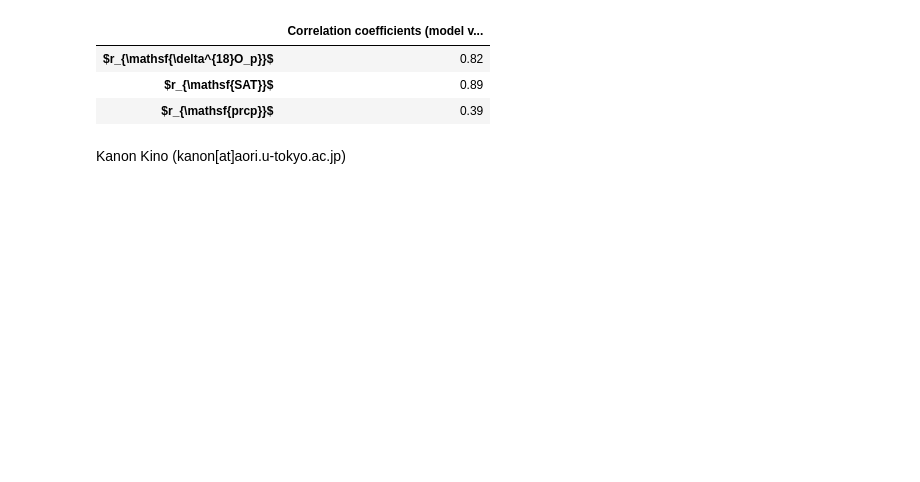
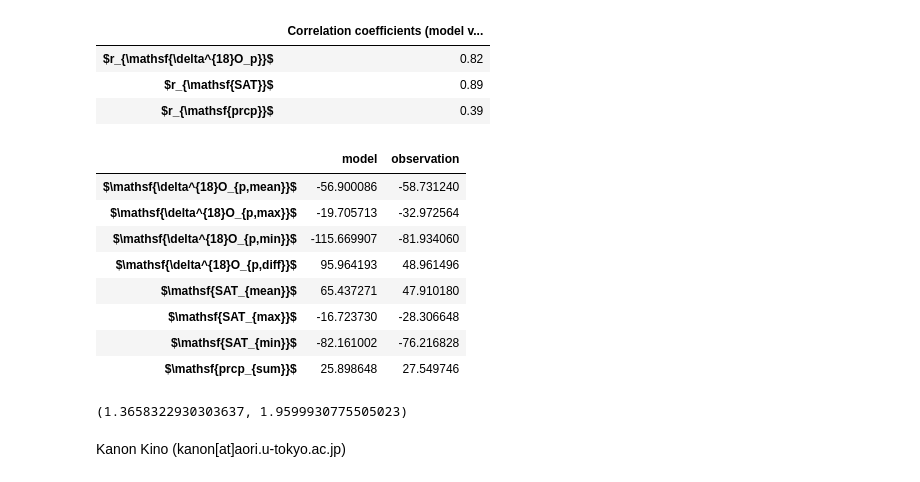
Before and after one commit to kanonundgigue/SAM_DomeFuji, a Jupyter notebook: Ant_proxy_DF2003.ipynb, the cells around one changed output. Saved outputs shown, nothing was run; the diff lists cells and outputs as text; code cells hidden in the pictures; blank space fills up the shorter version.

```diff
--- a/Ant_proxy_DF2003.ipynb
+++ b/Ant_proxy_DF2003.ipynb
@@ -232,2 +237,57 @@ df
+# %%
+temp_mean_model=np.nanmean(model_temp_df)
+temp_mean_obs=np.nanmean(obs_temp_df)
+
+temp_diff_model =np.nanmax(model_temp_df)-np.nanmin(model_temp_df)
+temp_diff_obs = np.nanmax(obs_temp_df)-np.nanmin(obs_temp_df)
+
+temp_max_model = np.nanmax(model_temp_df)
+temp_max_obs=np.nanmax(obs_temp_df)
+
+temp_min_model=np.nanmin(model_temp_df)
+temp_min_obs = np.nanmin(obs_temp_df)
+
+prcp_sum_model = np.nansum(model_prcp_df)
+prcp_sum_obs = np.nansum(obs_prcp_df)
+
+prcp_d18O_diff_model = np.nanmax(model_prcp_d18O_df)-np.nanmin(model_prcp_d18O_df)
+prcp_d18O_diff_obs =np.nanmax(obs_prcp_d18O_df)-np.nanmin(obs_prcp_d18O_df)
+
+prcp_d18O_max_model = np.nanmax(model_prcp_d18O_df)
+prcp_d18O_max_obs = np.nanmax(obs_prcp_d18O_df)
+
+prcp_d18O_min_model = np.nanmin(model_prcp_d18O_df)
+prcp_d18O_min_obs = np.nanmin(obs_prcp_d18O_df)
+
+prcp_d18O_mean_model = np.nanmean(model_prcp_d18O_df*model_prcp_df)/np.nanmean(model_prcp_df)
+prcp_d18O_mean_obs = np.nanmean(obs_prcp_d18O_df*obs_prcp_df)/np.nanmean(obs_prcp_df)
+# %%
+df=pd.DataFrame.from_dict({
+    "$\mathsf{\delta^{18}O_{p,mean}}$":[prcp_d18O_mean_model,prcp_d18O_mean_obs],
+    "$\mathsf{\delta^{18}O_{p,max}}$":[prcp_d18O_max_model,prcp_d18O_max_obs],
+    "$\mathsf{\delta^{18}O_{p,min}}$":[prcp_d18O_min_model,prcp_d18O_min_obs],
+    "$\mathsf{\delta^{18}O_{p,diff}}$":[prcp_d18O_diff_model,prcp_d18O_diff_obs],
+    "$\mathsf{SAT_{mean}}$"           :[temp_mean_model,temp_mean_obs],
+    "$\mathsf{SAT_{max}}$"           :[temp_max_model,temp_max_obs],
+    "$\mathsf{SAT_{min}}$"           :[temp_min_model,temp_min_obs],
+    "$\mathsf{SAT_{mean}}$"           :[temp_diff_model,temp_diff_obs],
+    "$\mathsf{prcp_{sum}}$"          :[prcp_sum_model,prcp_sum_obs],
+},orient="index")
+df.columns=["model","observation"]
+df
+# %% [output]
+|  | model | observation |
+| $\mathsf{\delta^{18}O_{p,mean}}$ | -56.900086 | -58.731240 |
+| $\mathsf{\delta^{18}O_{p,max}}$ | -19.705713 | -32.972564 |
+| $\mathsf{\delta^{18}O_{p,min}}$ | -115.669907 | -81.934060 |
+| $\mathsf{\delta^{18}O_{p,diff}}$ | 95.964193 | 48.961496 |
+| $\mathsf{SAT_{mean}}$ | 65.437271 | 47.910180 |
+| $\mathsf{SAT_{max}}$ | -16.723730 | -28.306648 |
+| $\mathsf{SAT_{min}}$ | -82.161002 | -76.216828 |
+| $\mathsf{prcp_{sum}}$ | 25.898648 | 27.549746 |
+# %%
+temp_diff_model/temp_diff_obs, prcp_d18O_diff_model/prcp_d18O_diff_obs,
+# %% [output]
+(1.3658322930303637, 1.9599930775505023)
 # %% [markdown]
 Kanon Kino (kanon[at]aori.u-tokyo.ac.jp)
```
Also changed, not shown: parts of 2 cells of this notebook, 2 other files.
